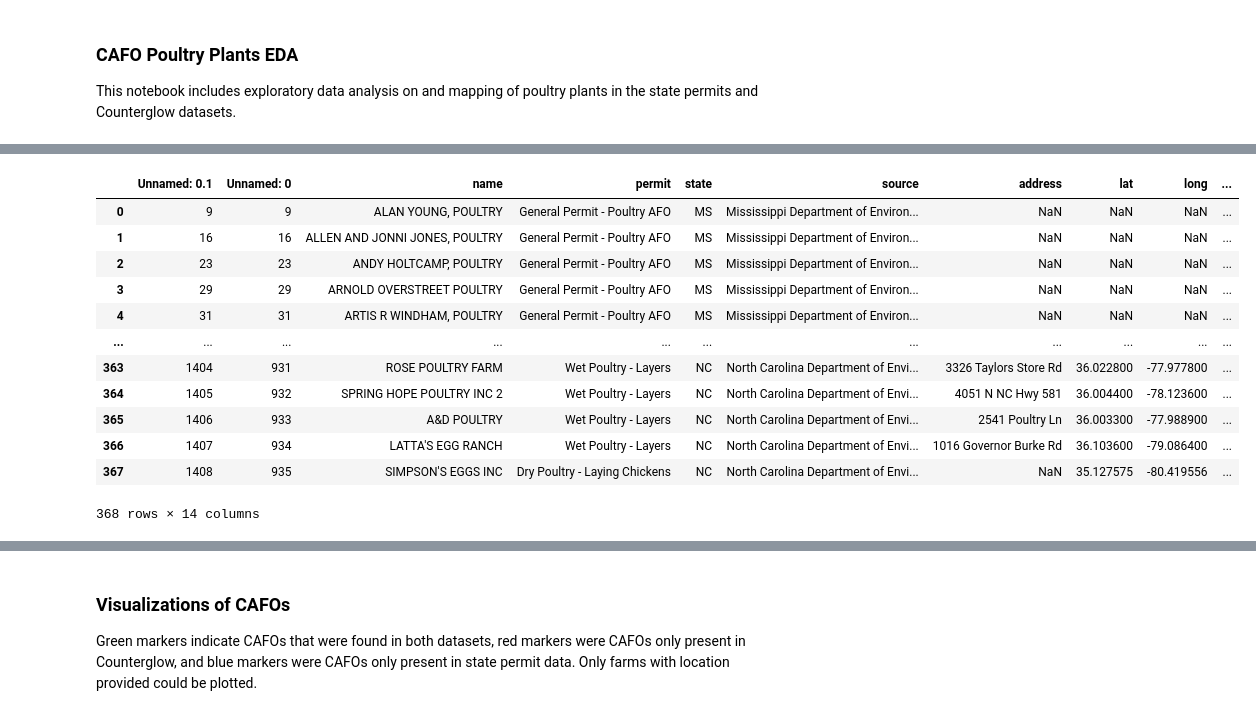
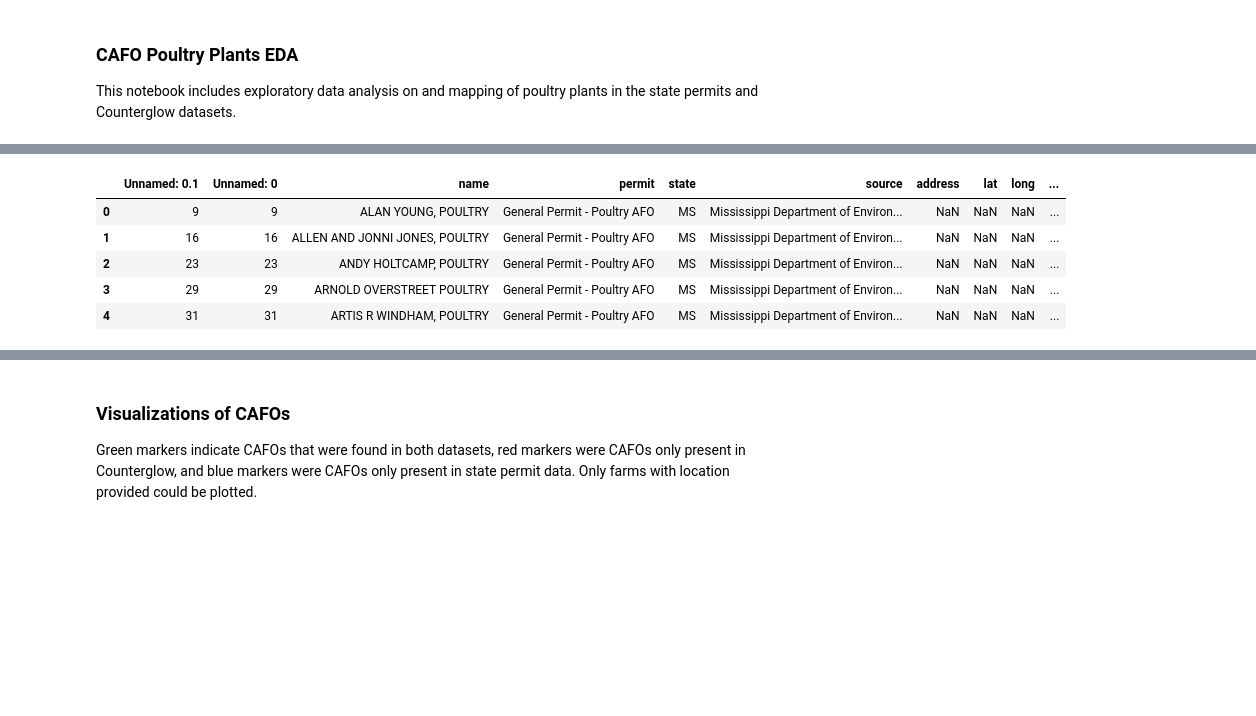
Before and after one commit to uchicago-dsi/rafi-poultry, a Jupyter notebook: notebooks/cafo_poultry_eda.ipynb, the cells around one changed output, grey strips where cells are left out. Saved outputs shown, nothing was run; the diff lists cells and outputs as text; code cells hidden in the pictures; blank space fills up the shorter version.

```diff
--- a/notebooks/cafo_poultry_eda.ipynb
+++ b/notebooks/cafo_poultry_eda.ipynb
@@ -50,20 +41,13 @@ To clean these datasets, we matched poultry CAFOs by name and location (if provi
 # %%
 matched_farms = pd.read_csv(MATCHED_FARMS_FPATH)
 unmatched_farms = pd.read_csv(UNMATCHED_FARMS_FPATH)
 
-matched_farms
+matched_farms.head()
 # %% [output]
 |  | Unnamed: 0.1 | Unnamed: 0 | name | permit | state | source | address | lat | long | ... |
 | 0 | 9 | 9 | ALAN YOUNG, POULTRY | General Permit - Poultry AFO | MS | Mississippi Department of Environ... | NaN | NaN | NaN | ... |
 | 1 | 16 | 16 | ALLEN AND JONNI JONES, POULTRY | General Permit - Poultry AFO | MS | Mississippi Department of Environ... | NaN | NaN | NaN | ... |
 | 2 | 23 | 23 | ANDY HOLTCAMP, POULTRY | General Permit - Poultry AFO | MS | Mississippi Department of Environ... | NaN | NaN | NaN | ... |
 | 3 | 29 | 29 | ARNOLD OVERSTREET POULTRY | General Permit - Poultry AFO | MS | Mississippi Department of Environ... | NaN | NaN | NaN | ... |
 | 4 | 31 | 31 | ARTIS R WINDHAM, POULTRY | General Permit - Poultry AFO | MS | Mississippi Department of Environ... | NaN | NaN | NaN | ... |
-| ... | ... | ... | ... | ... | ... | ... | ... | ... | ... | ... |
-| 363 | 1404 | 931 | ROSE POULTRY FARM | Wet Poultry - Layers | NC | North Carolina Department of Envi... | 3326 Taylors Store Rd | 36.022800 | -77.977800 | ... |
-| 364 | 1405 | 932 | SPRING HOPE POULTRY INC 2 | Wet Poultry - Layers | NC | North Carolina Department of Envi... | 4051 N NC Hwy 581 | 36.004400 | -78.123600 | ... |
-| 365 | 1406 | 933 | A&D POULTRY | Wet Poultry - Layers | NC | North Carolina Department of Envi... | 2541 Poultry Ln | 36.003300 | -77.988900 | ... |
-| 366 | 1407 | 934 | LATTA'S EGG RANCH | Wet Poultry - Layers | NC | North Carolina Department of Envi... | 1016 Governor Burke Rd | 36.103600 | -79.086400 | ... |
-| 367 | 1408 | 935 | SIMPSON'S EGGS INC | Dry Poultry - Laying Chickens | NC | North Carolina Department of Envi... | NaN | 35.127575 | -80.419556 | ... |
-368 rows × 14 columns
 # %%
```
Also changed, not shown: parts of 7 cells of this notebook, 1 other file.
